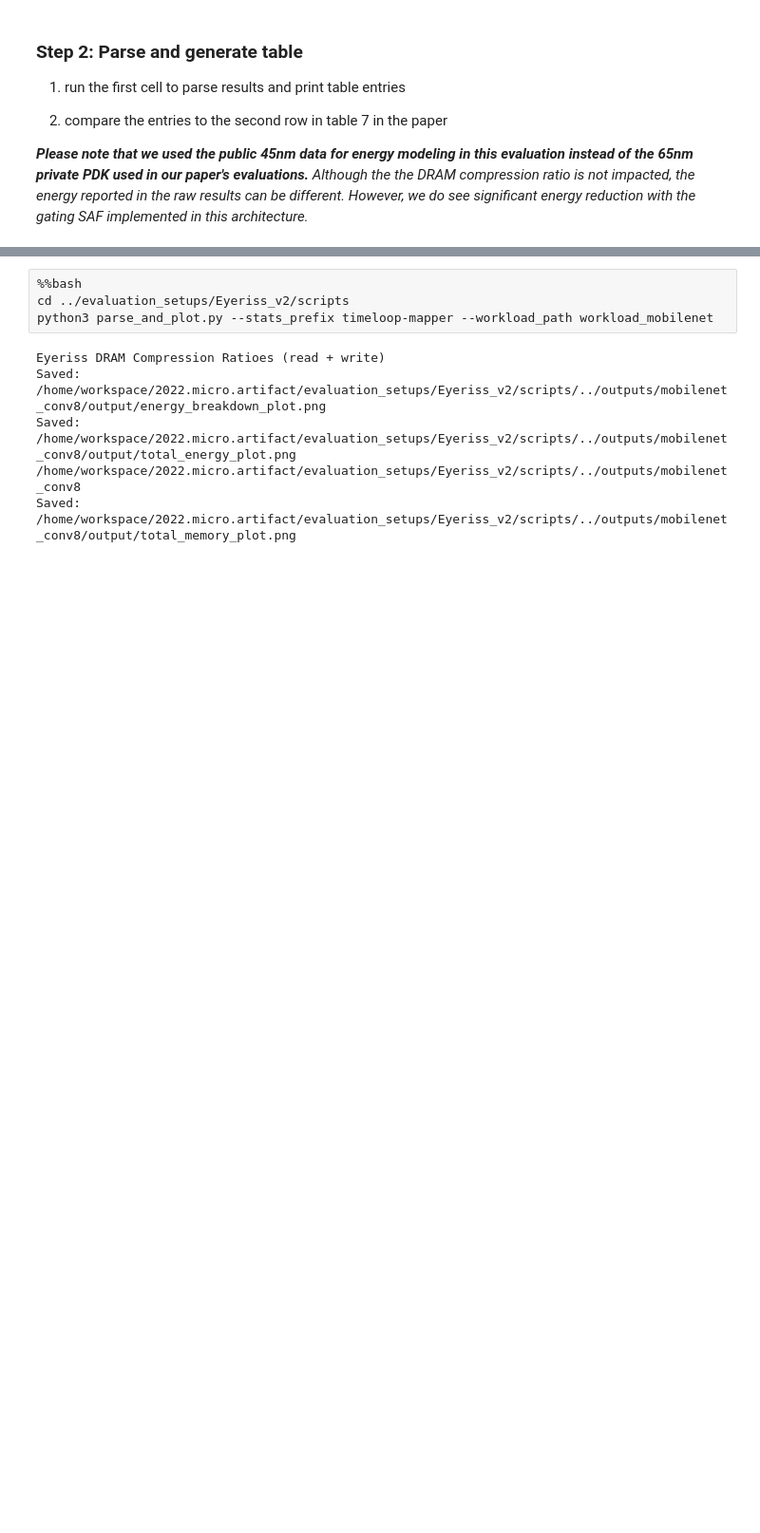
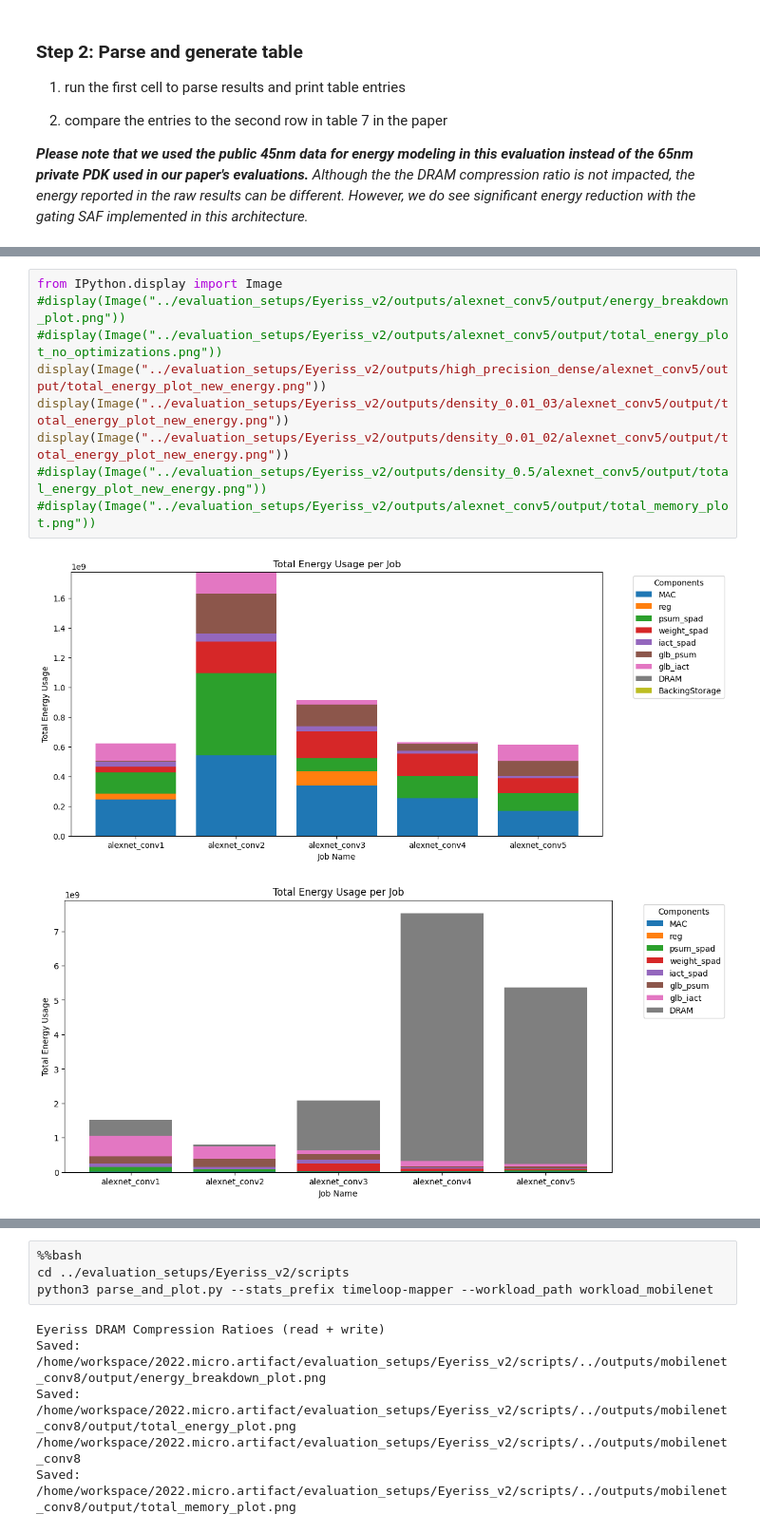
Before and after one commit to NicolePQJ/Hardware_Architecture, a Jupyter notebook: workspace/2022.micro.artifact/notebook/artifact_evaluations.ipynb, the cells around one changed output, grey strips where cells are left out. Shown at 95% size. Drawn from its saved outputs; the diff is of its cells as text; blank space fills up the shorter version.

```diff
--- a/workspace/2022.micro.artifact/notebook/artifact_evaluations.ipynb
+++ b/workspace/2022.micro.artifact/notebook/artifact_evaluations.ipynb
@@ -616,0 +519,12 @@ Saved: /home/workspace/2022.micro.artifact/evaluation_setups/Eyeriss_v2/scripts/
+# %%
+from IPython.display import Image
+#display(Image("../evaluation_setups/Eyeriss_v2/outputs/alexnet_conv5/output/energy_breakdown_plot.png"))
+#display(Image("../evaluation_setups/Eyeriss_v2/outputs/alexnet_conv5/output/total_energy_plot_no_optimizations.png"))
+display(Image("../evaluation_setups/Eyeriss_v2/outputs/high_precision_dense/alexnet_conv5/output/total_energy_plot_new_energy.png"))
+display(Image("../evaluation_setups/Eyeriss_v2/outputs/density_0.01_03/alexnet_conv5/output/total_energy_plot_new_energy.png"))
+display(Image("../evaluation_setups/Eyeriss_v2/outputs/density_0.01_02/alexnet_conv5/output/total_energy_plot_new_energy.png"))
+#display(Image("../evaluation_setups/Eyeriss_v2/outputs/density_0.5/alexnet_conv5/output/total_energy_plot_new_energy.png"))
+#display(Image("../evaluation_setups/Eyeriss_v2/outputs/alexnet_conv5/output/total_memory_plot.png"))
+# %% [output]
+[figure, added]
+[figure, added]
```
Also changed, not shown: parts of 8 cells of this notebook, 23 other files.
